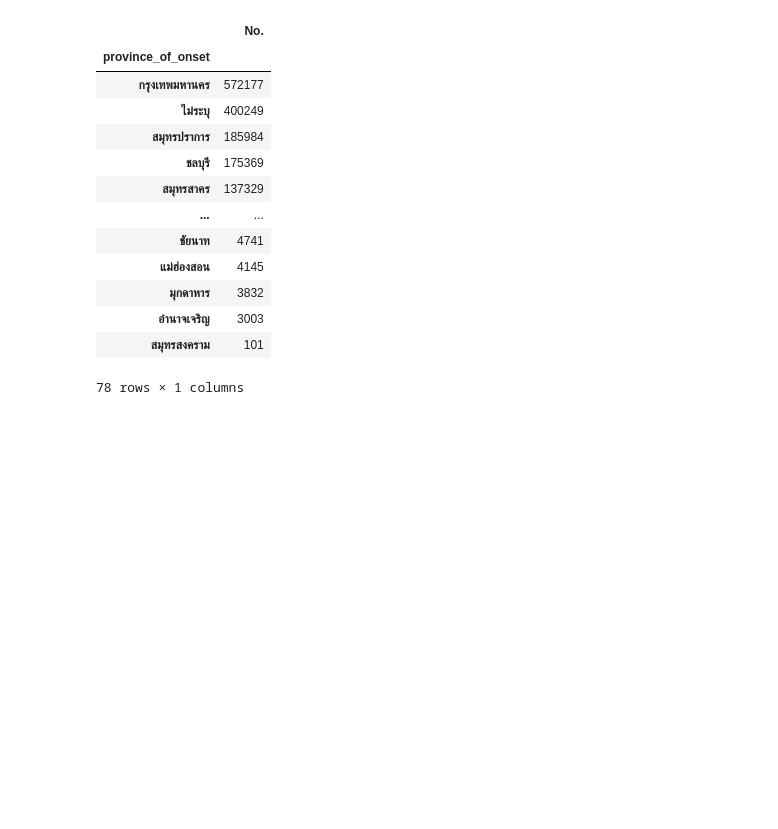
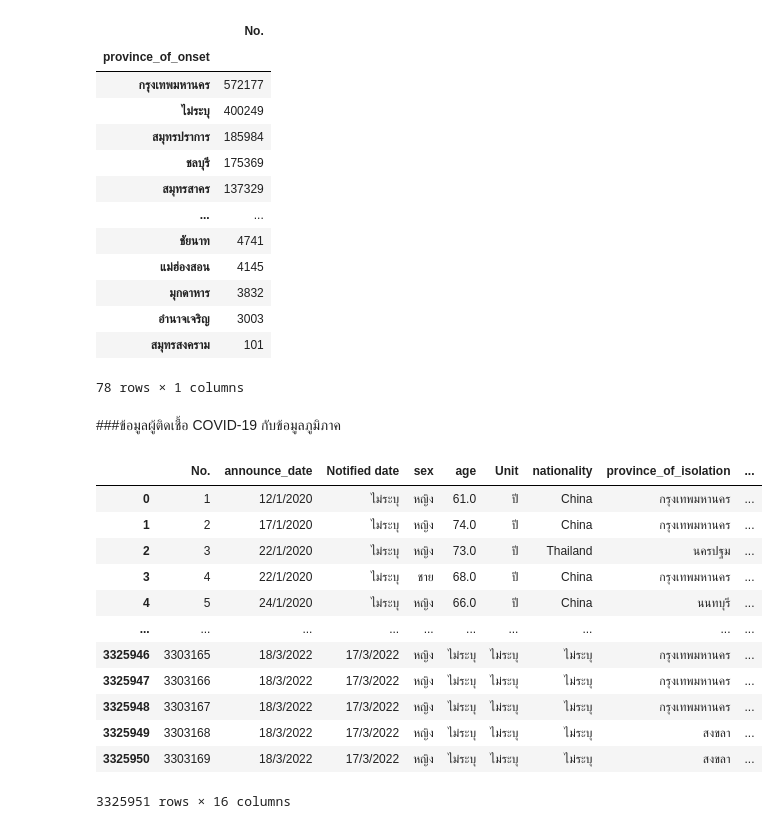
Before and after one commit to Kanyarat-S/data_viz_2020, a Jupyter notebook: Project_python.ipynb, the cells around one changed output. Drawn from its saved outputs; the diff is of its cells as text; code cells hidden in the pictures; blank space fills up the shorter version.

```diff
--- a/Project_python.ipynb
+++ b/Project_python.ipynb
@@ -295,8 +296,8 @@ confirmed_cases
 | 433552 | 3303169 | 18/3/2022 | 17/3/2022 | หญิง | NaN | NaN | NaN | สงขลา | ... |
 3325951 rows × 11 columns
 # %%
-covid_fillna = confirmed_cases.fillna("ไม่ระบุ") #ใช้ fill คือการแทนที่ด้วยค่าถัดไปคือการนำค่าถัดไปที่มีค่า ของเซลล์ตัวเองมาแทนที่ลงในช่องที่เป็น NaN
-covid_fillna.isnull().any()
+covid_fill = confirmed_cases.fillna("ไม่ระบุ") #ใช้ fill คือการแทนที่ด้วยค่าถัดไปคือการนำค่าถัดไปที่มีค่า ของเซลล์ตัวเองมาแทนที่ลงในช่องที่เป็น NaN
+covid_fill.isnull().any()
 # %% [output]
 No.                      False
 announce_date            False
@@ -332,7 +333,7 @@ set(covid_fillna['province_of_onset'])
  'ไม่ระบุ'}
 # %%
 # แทนที่รายชื่อจังหวัดให้ถูกต้อง
-covid_fillna['province_of_onset'].replace({'\tประจวบคีรีขันธ์':'ประจวบคีรีขันธ์',
+covid_fill['province_of_onset'].replace({'\tประจวบคีรีขันธ์':'ประจวบคีรีขันธ์',
  'USA':'กรุงเทพมหานคร',
  '\xa0กาญจนบุรี':'กาญจนบุรี',
  '\xa0ชลบุรี':'ชลบุรี',
@@ -787,3 +788,22 @@ covid_count
 | อำนาจเจริญ | 3003 |
 | สมุทรสงคราม | 101 |
 78 rows × 1 columns
+# %% [markdown]
+###ข้อมูลผู้ติดเชื้อ COVID-19 กับข้อมูลภูมิภาค
+# %%
+data_covid = covid_fill.merge(df_region,how='left',left_on='province_of_onset',right_on='จังหวัด')
+data_covid
+# %% [output]
+|  | No. | announce_date | Notified date | sex | age | Unit | nationality | province_of_isolation | ... |
+| 0 | 1 | 12/1/2020 | ไม่ระบุ | หญิง | 61.0 | ปี | China | กรุงเทพมหานคร | ... |
+| 1 | 2 | 17/1/2020 | ไม่ระบุ | หญิง | 74.0 | ปี | China | กรุงเทพมหานคร | ... |
+| 2 | 3 | 22/1/2020 | ไม่ระบุ | หญิง | 73.0 | ปี | Thailand | นครปฐม | ... |
+| 3 | 4 | 22/1/2020 | ไม่ระบุ | ชาย | 68.0 | ปี | China | กรุงเทพมหานคร | ... |
+| 4 | 5 | 24/1/2020 | ไม่ระบุ | หญิง | 66.0 | ปี | China | นนทบุรี | ... |
+| ... | ... | ... | ... | ... | ... | ... | ... | ... | ... |
+| 3325946 | 3303165 | 18/3/2022 | 17/3/2022 | หญิง | ไม่ระบุ | ไม่ระบุ | ไม่ระบุ | กรุงเทพมหานคร | ... |
+| 3325947 | 3303166 | 18/3/2022 | 17/3/2022 | หญิง | ไม่ระบุ | ไม่ระบุ | ไม่ระบุ | กรุงเทพมหานคร | ... |
+| 3325948 | 3303167 | 18/3/2022 | 17/3/2022 | หญิง | ไม่ระบุ | ไม่ระบุ | ไม่ระบุ | กรุงเทพมหานคร | ... |
+| 3325949 | 3303168 | 18/3/2022 | 17/3/2022 | หญิง | ไม่ระบุ | ไม่ระบุ | ไม่ระบุ | สงขลา | ... |
+| 3325950 | 3303169 | 18/3/2022 | 17/3/2022 | หญิง | ไม่ระบุ | ไม่ระบุ | ไม่ระบุ | สงขลา | ... |
+3325951 rows × 16 columns
```
Also changed, not shown: parts of 8 cells of this notebook.
